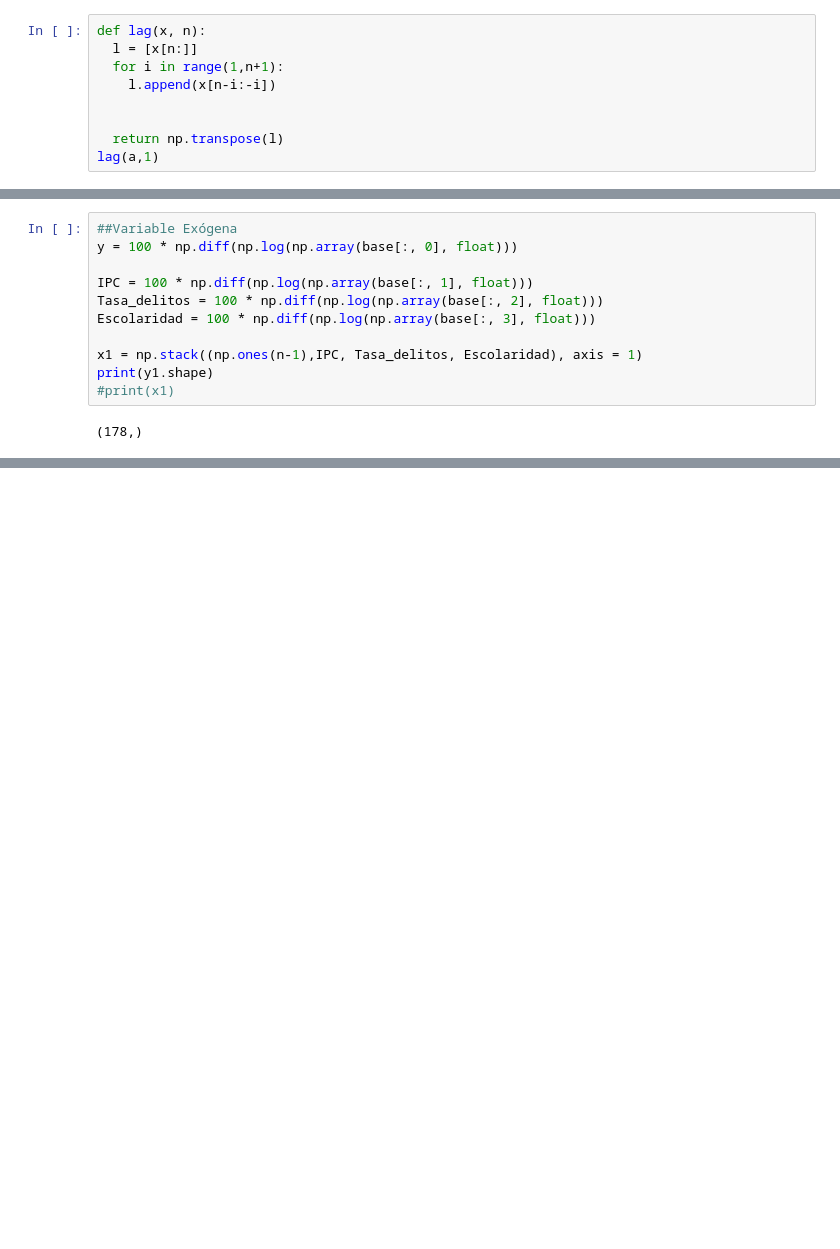
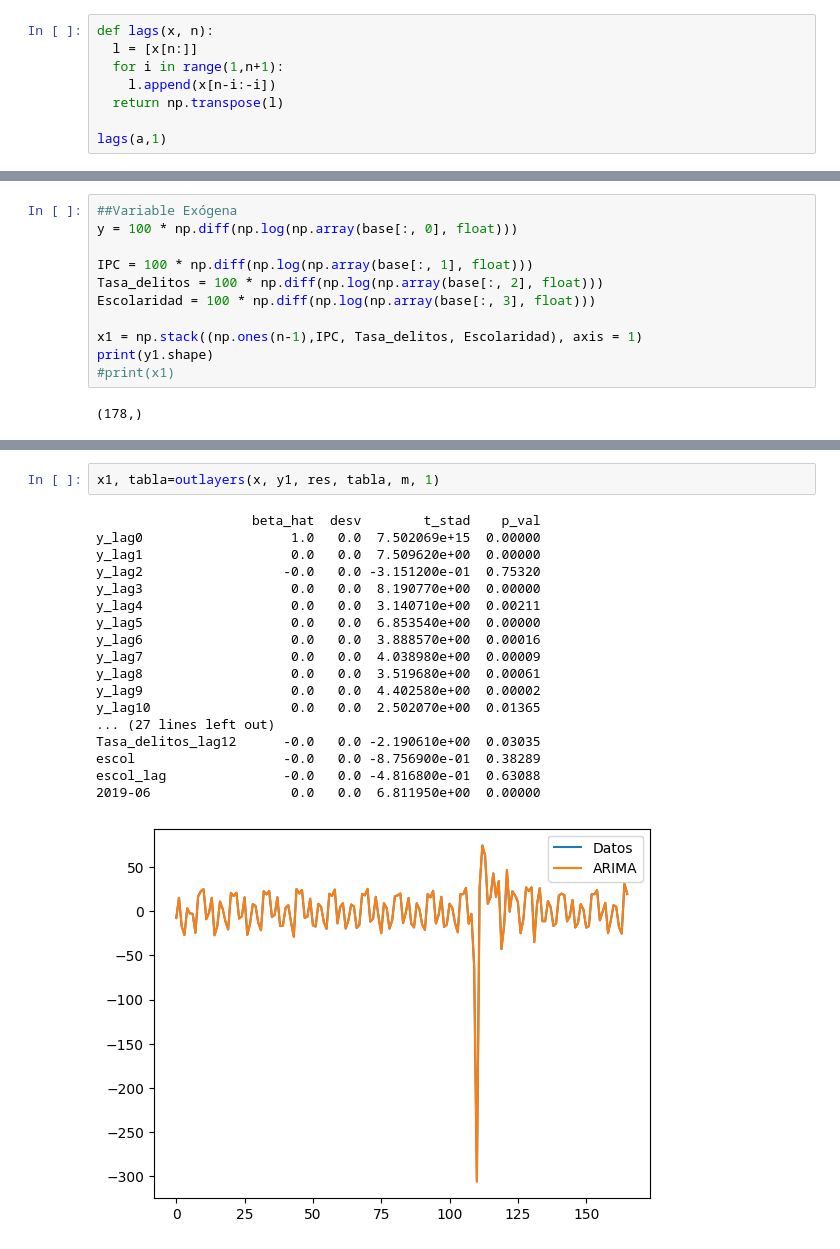
Before and after one commit to Vixuz144/Econometria, a Jupyter notebook: Regresión_lineal_migración.ipynb, the cells around one changed output, grey strips where cells are left out. Saved outputs shown, nothing was run; the diff lists cells and outputs as text; blank space fills up the shorter version.

```diff
--- a/Regresión_lineal_migración.ipynb
+++ b/Regresión_lineal_migración.ipynb
@@ -611,12 +612,11 @@ print(a[2:])
 # %%
-def lag(x, n):
+def lags(x, n):
   l = [x[n:]]
   for i in range(1,n+1):
     l.append(x[n-i:-i])
+  return np.transpose(l)
 
-
-  return np.transpose(l)
-lag(a,1)
+lags(a,1)
 # %% [output]
 array([[2, 1],
        [3, 2],
@@ -763,0 +718,21 @@ Esc    -14.60971  5.83600 -2.50338  0.01322
+# %%
+x1, tabla=outlayers(x, y1, res, tabla, m, 1)
+# %% [output]
+                    beta_hat  desv        t_stad    p_val
+y_lag0                   1.0   0.0  7.502069e+15  0.00000
+y_lag1                   0.0   0.0  7.509620e+00  0.00000
+y_lag2                  -0.0   0.0 -3.151200e-01  0.75320
+y_lag3                   0.0   0.0  8.190770e+00  0.00000
+y_lag4                   0.0   0.0  3.140710e+00  0.00211
+y_lag5                   0.0   0.0  6.853540e+00  0.00000
+y_lag6                   0.0   0.0  3.888570e+00  0.00016
+y_lag7                   0.0   0.0  4.038980e+00  0.00009
+y_lag8                   0.0   0.0  3.519680e+00  0.00061
+y_lag9                   0.0   0.0  4.402580e+00  0.00002
+y_lag10                  0.0   0.0  2.502070e+00  0.01365
+... (27 lines left out)
+Tasa_delitos_lag12      -0.0   0.0 -2.190610e+00  0.03035
+escol                   -0.0   0.0 -8.756900e-01  0.38289
+escol_lag               -0.0   0.0 -4.816800e-01  0.63088
+2019-06                  0.0   0.0  6.811950e+00  0.00000
+[figure, added]
```
Also changed, not shown: parts of 13 cells of this notebook.
